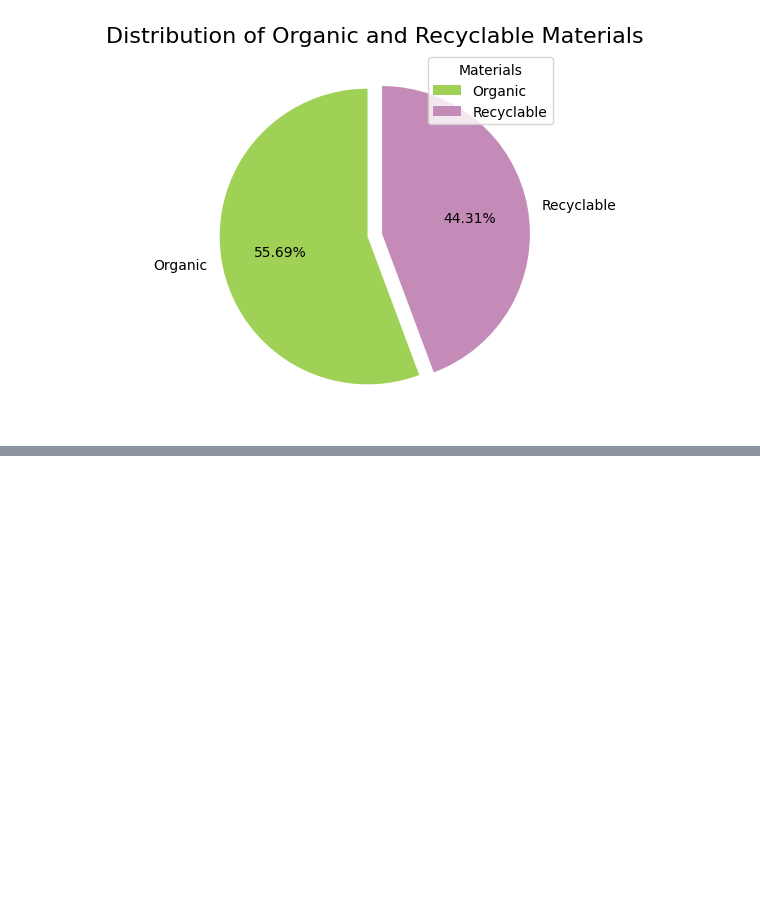
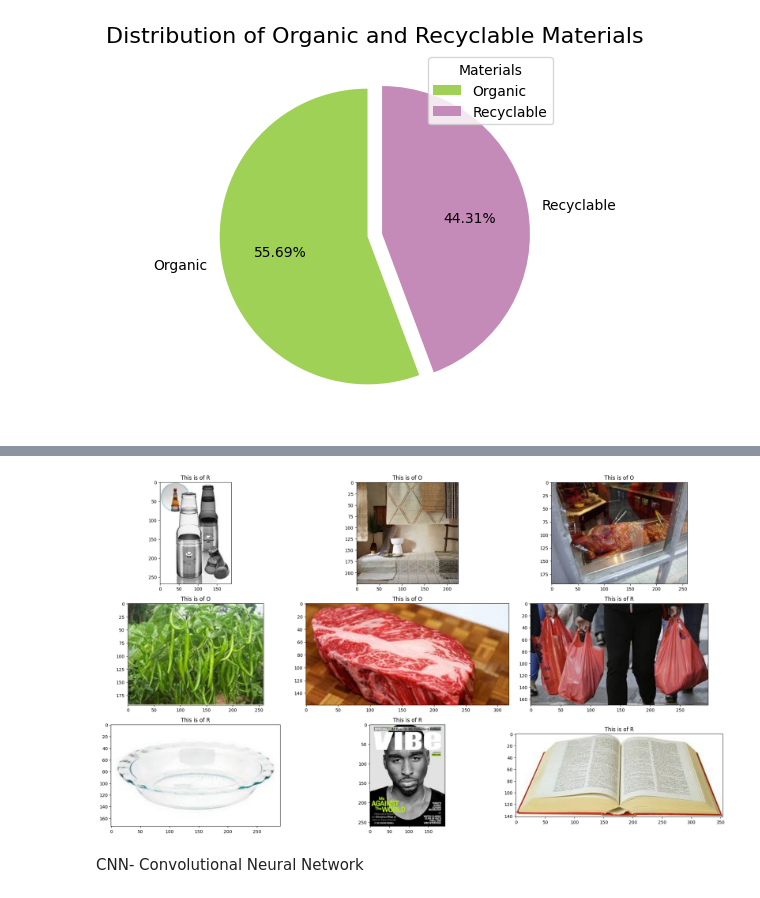
Before and after one commit to Aastha-1411/Week-1, a Jupyter notebook: wasteclassification.ipynb, the cells around one changed output, grey strips where cells are left out. Drawn from its saved outputs; the diff is of its cells as text; code cells hidden in the pictures; blank space fills up the shorter version.

```diff
--- a/wasteclassification.ipynb
+++ b/wasteclassification.ipynb
@@ -38,3 +24,7 @@ test_path = "Dataset/TEST"
+# %%
+# setting path
+train_path = "/root/.cache/kagglehub/datasets/techsash/waste-classification-data/versions/1/DATASET/TRAIN"
+test_path = "/root/.cache/kagglehub/datasets/techsash/waste-classification-data/versions/1/DATASET/TEST"
 # %%
 from tensorflow.keras.models import Sequential
 from tensorflow.keras.layers import Conv2D,MaxPooling2D,Activation,Dropout,Flatten,Dense,BatchNormalization
@@ -92,0 +85,12 @@ fig.show()
+# %%
+plt.figure(figsize=(20,15))
+for i in range(9):
+    plt.subplot(4,3,(i%12)+1)
+    index = np.random.randint(15000)
+    plt.title('This is of {0}'.format(data.label[index]))
+    plt.imshow(data.image[index])
+    plt.tight_layout()
+# %% [output]
+[figure, added]
+# %% [markdown]
+CNN- Convolutional Neural Network
```
Also changed, not shown: parts of 10 cells of this notebook.
